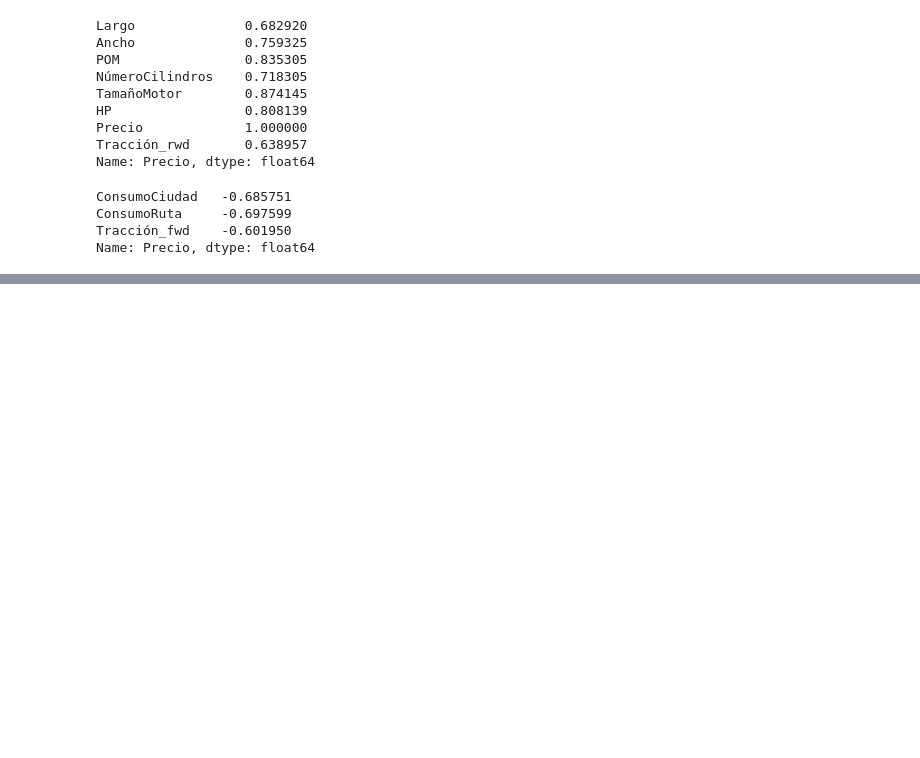
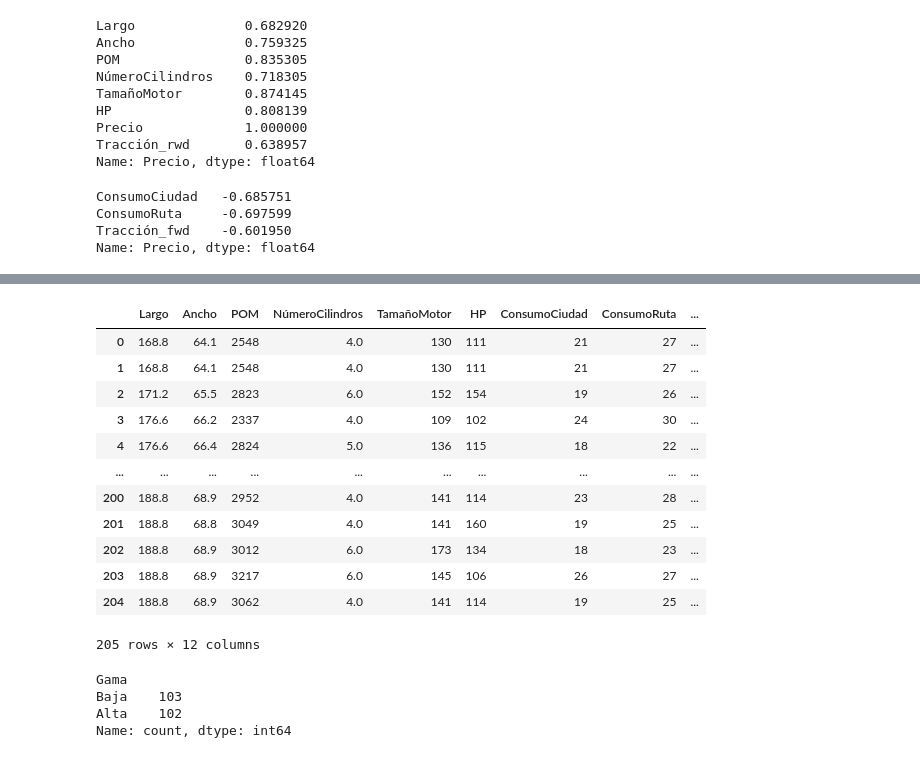
Before and after one commit to Juancito2085/Integrador-M6, a Jupyter notebook: Preparacion_datos.ipynb, the cells around one changed output, grey strips where cells are left out. Drawn from its saved outputs; the diff is of its cells as text; code cells hidden in the pictures; blank space fills up the shorter version.

```diff
--- a/Preparacion_datos.ipynb
+++ b/Preparacion_datos.ipynb
@@ -245,0 +277,31 @@ final_data[lista].to_csv("DatosProcesados.csv",index=False)
+# %%
+gama=list()
+for precio in data_final['Precio']:
+    if precio>data_final['Precio'].median():
+        gama.append("Alta")
+    else:
+        gama.append("Baja")
+data_final['Gama']=gama
+# %%
+data_final
+# %% [output]
+|  | Largo | Ancho | POM | NúmeroCilindros | TamañoMotor | HP | ConsumoCiudad | ConsumoRuta | ... |
+| 0 | 168.8 | 64.1 | 2548 | 4.0 | 130 | 111 | 21 | 27 | ... |
+| 1 | 168.8 | 64.1 | 2548 | 4.0 | 130 | 111 | 21 | 27 | ... |
+| 2 | 171.2 | 65.5 | 2823 | 6.0 | 152 | 154 | 19 | 26 | ... |
+| 3 | 176.6 | 66.2 | 2337 | 4.0 | 109 | 102 | 24 | 30 | ... |
+| 4 | 176.6 | 66.4 | 2824 | 5.0 | 136 | 115 | 18 | 22 | ... |
+| ... | ... | ... | ... | ... | ... | ... | ... | ... | ... |
+| 200 | 188.8 | 68.9 | 2952 | 4.0 | 141 | 114 | 23 | 28 | ... |
+| 201 | 188.8 | 68.8 | 3049 | 4.0 | 141 | 160 | 19 | 25 | ... |
+| 202 | 188.8 | 68.9 | 3012 | 6.0 | 173 | 134 | 18 | 23 | ... |
+| 203 | 188.8 | 68.9 | 3217 | 6.0 | 145 | 106 | 26 | 27 | ... |
+| 204 | 188.8 | 68.9 | 3062 | 4.0 | 141 | 114 | 19 | 25 | ... |
+205 rows × 12 columns
+# %%
+data_final['Gama'].value_counts
+# %% [output]
+Gama
+Baja    103
+Alta    102
+Name: count, dtype: int64
```
Also changed, not shown: parts of 4 cells of this notebook, 1 other file.
